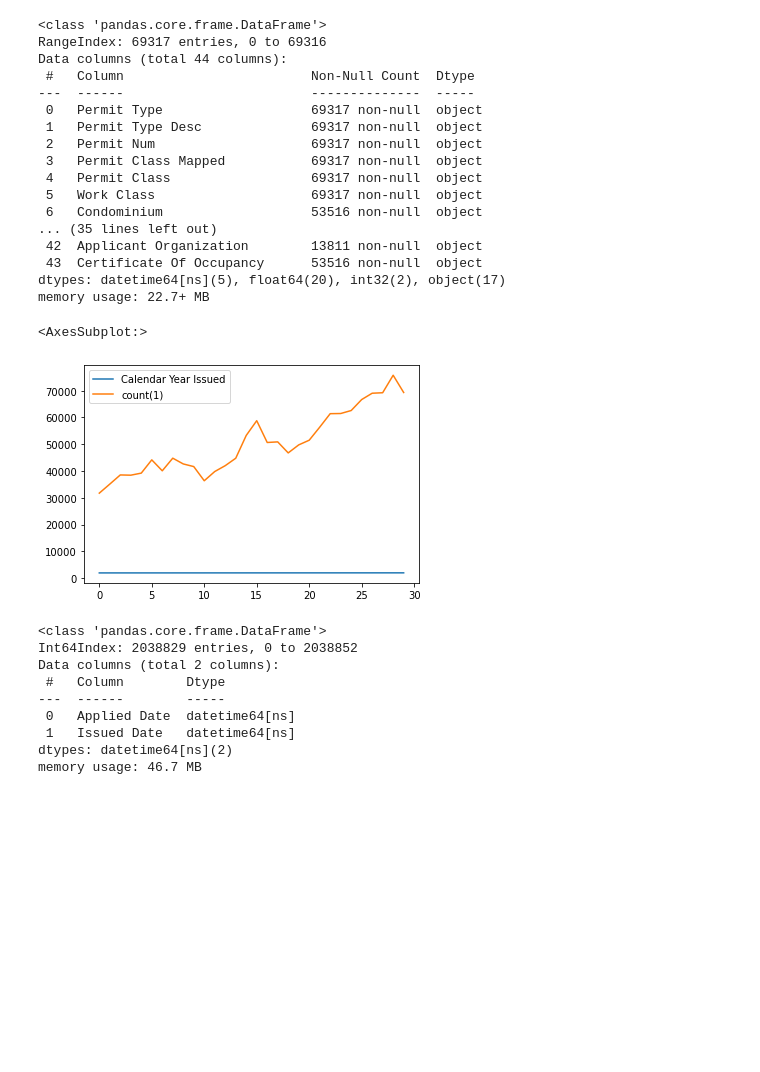
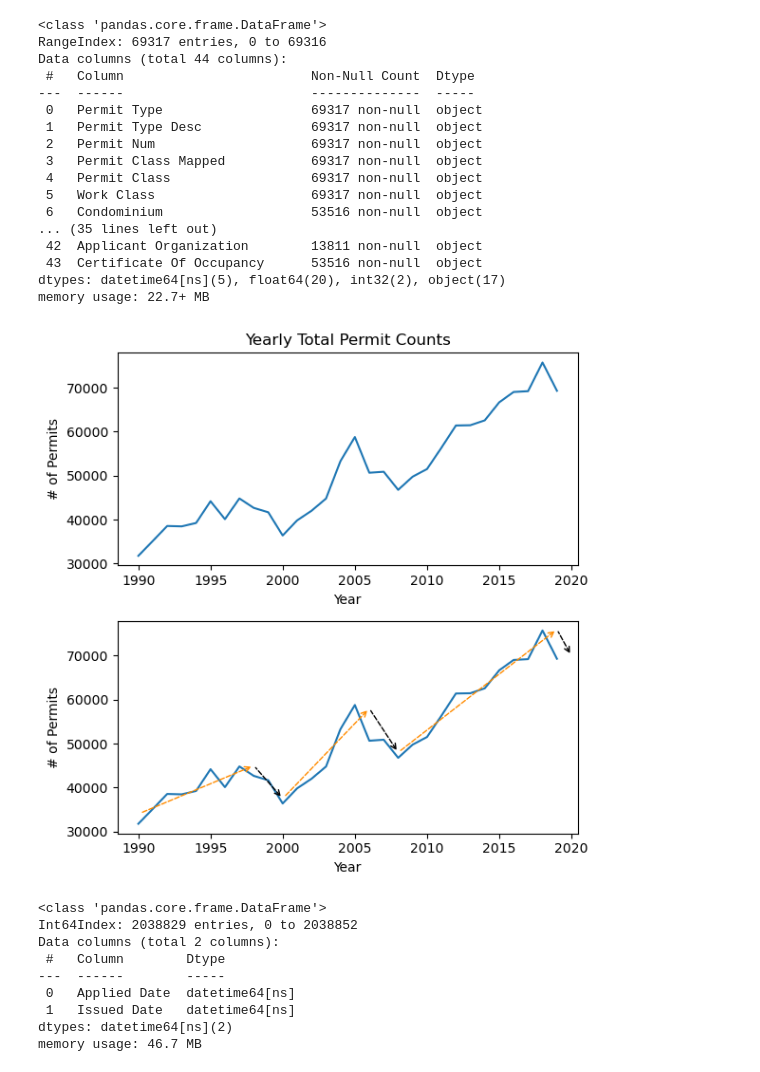
Before and after one commit to rezaganj/Capstone1-Construction-Permits-Austin-TX, a Jupyter notebook: notebooks/main.ipynb, the cells around one changed output. Drawn from its saved outputs; the diff is of its cells as text; code cells hidden in the pictures; blank space fills up the shorter version.

```diff
--- a/notebooks/main.ipynb
+++ b/notebooks/main.ipynb
@@ -102,17 +104,33 @@ Data columns (total 44 columns):
 dtypes: datetime64[ns](5), float64(20), int32(2), object(17)
 memory usage: 22.7+ MB
 # %%
-permit_year = spark.sql('''SELECT `Calendar Year Issued`, COUNT(*)
+permit_year = spark.sql('''SELECT `Calendar Year Issued`, COUNT(*) as `Permit Count`
                         from permits
                         WHERE `Calendar Year Issued` > 1990 AND `Calendar Year Issued` < 2021
                         GROUP BY `Calendar Year Issued`
                         ORDER BY 1''')
 # %%
 permit_year_df = permit_year.toPandas()
-permit_year_df.plot()
-# %% [output]
-<AxesSubplot:>
-[figure, removed]
+# %%
+fig, ax = plt.subplots(2,1, figsize=(6,6))
+ax[0].plot(permit_year_df.index + 1990, permit_year_df['Permit Count'])
+ax[0].set_title('Yearly Total Permit Counts')
+ax[0].set_xlabel('Year')
+ax[0].set_ylabel('# of Permits')
+ax[1].plot(permit_year_df.index + 1990, permit_year_df['Permit Count'])
+ax[1].annotate("", xy=(1990, 34000), xytext=(1998, 45000), arrowprops=dict(arrowstyle="<-", color='darkorange', ls='--'))
+ax[1].annotate("", xy=(1998, 45000), xytext=(2000, 37500), arrowprops=dict(arrowstyle="<-", color='black', ls='--'))
+ax[1].annotate("", xy=(2000, 37500), xytext=(2006, 58000), arrowprops=dict(arrowstyle="<-", color='darkorange', ls='--'))
+ax[1].annotate("", xy=(2006, 58000), xytext=(2008, 48000), arrowprops=dict(arrowstyle="<-", color='black', ls='--'))
+ax[1].annotate("", xy=(2008, 48000), xytext=(2019, 76000), arrowprops=dict(arrowstyle="<-", color='darkorange', ls='--'))
+ax[1].annotate("", xy=(2019, 76000), xytext=(2020, 70000), arrowprops=dict(arrowstyle="<-", color='black', ls='--'))
+#ax[1].set_title('Yearly Total Permit Counts')
+ax[1].set_xlabel('Year')
+ax[1].set_ylabel('# of Permits')
+
+plt.tight_layout();
+# %% [output]
+[figure, added]
 # %%
 permit_date = spark.sql('''SELECT `Applied Date`,`Issued Date`
                         from permits
```
Also changed, not shown: parts of 29 cells of this notebook.
